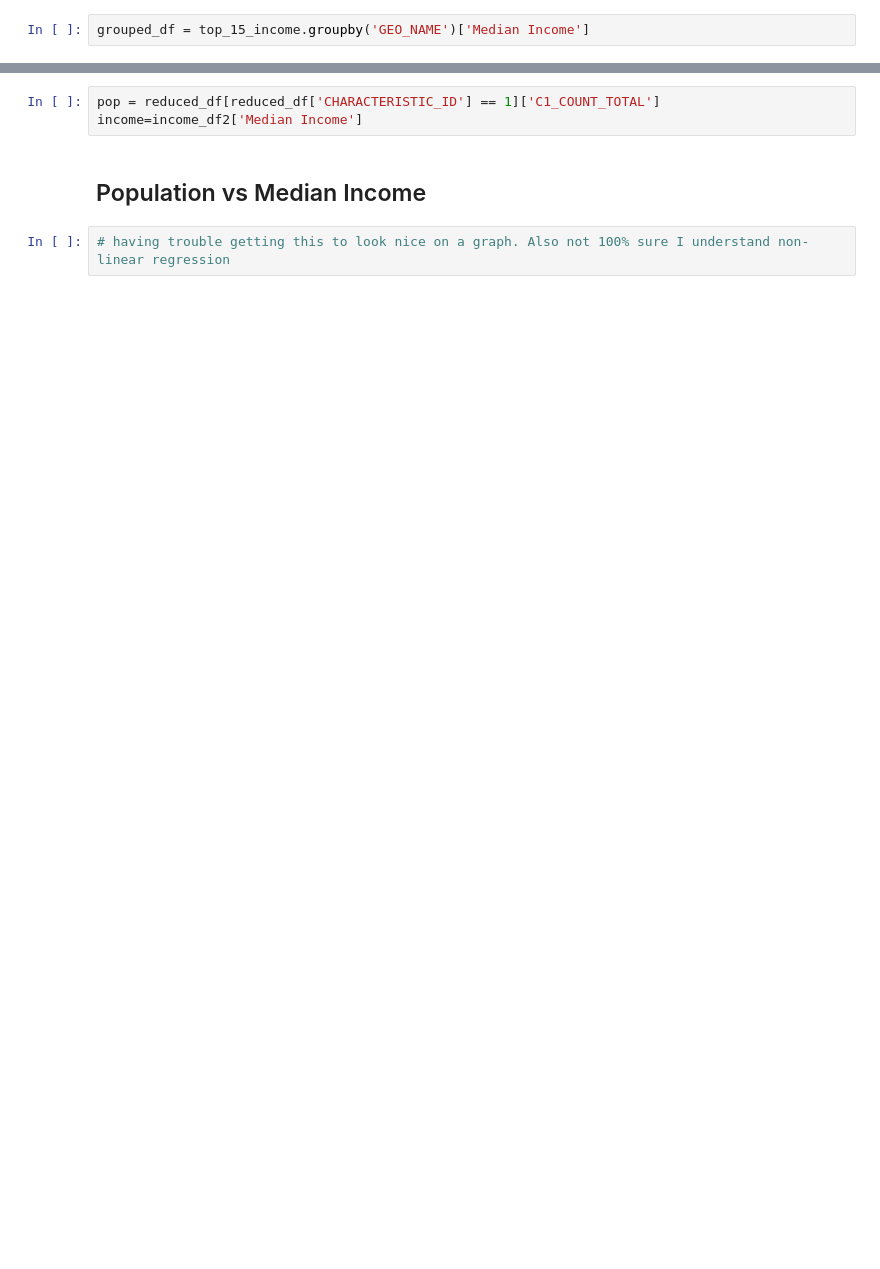
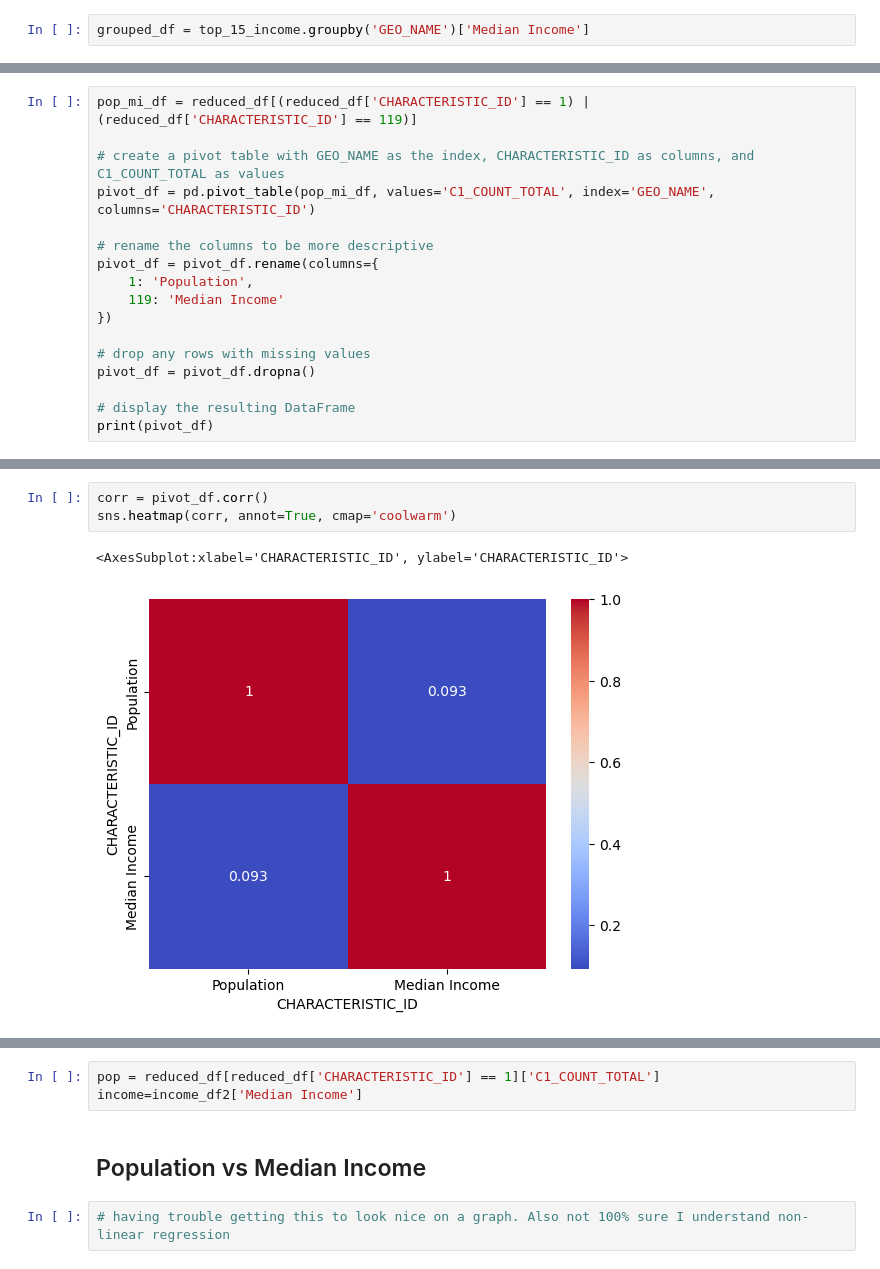
Before and after one commit to detmanski/Overview_Canada_Analysis, a Jupyter notebook: income_data.ipynb, the cells around one changed output, grey strips where cells are left out. Cells and saved outputs as stored; diff of their text form; blank space fills up the shorter version.

```diff
--- a/income_data.ipynb
+++ b/income_data.ipynb
@@ -315,0 +303,17 @@ Series([], Name: Median Income, dtype: float64)
+# %%
+pop_mi_df = reduced_df[(reduced_df['CHARACTERISTIC_ID'] == 1) | (reduced_df['CHARACTERISTIC_ID'] == 119)]
+
+# create a pivot table with GEO_NAME as the index, CHARACTERISTIC_ID as columns, and C1_COUNT_TOTAL as values
+pivot_df = pd.pivot_table(pop_mi_df, values='C1_COUNT_TOTAL', index='GEO_NAME', columns='CHARACTERISTIC_ID')
+
+# rename the columns to be more descriptive
+pivot_df = pivot_df.rename(columns={
+    1: 'Population',
+    119: 'Median Income'
+})
+
+# drop any rows with missing values
+pivot_df = pivot_df.dropna()
+
+# display the resulting DataFrame
+print(pivot_df)
@@ -316,2 +336,8 @@ Series([], Name: Median Income, dtype: float64)
+# %%
+corr = pivot_df.corr()
+sns.heatmap(corr, annot=True, cmap='coolwarm')
+# %% [output]
+<AxesSubplot:xlabel='CHARACTERISTIC_ID', ylabel='CHARACTERISTIC_ID'>
+[figure, added]
 # %%
 merged_df2.groupby(['City','Max Temp'])['Median Income'].max().sort_values(ascending=False).tail(25)
```
Also changed, not shown: parts of 19 cells of this notebook, 1 other file.
